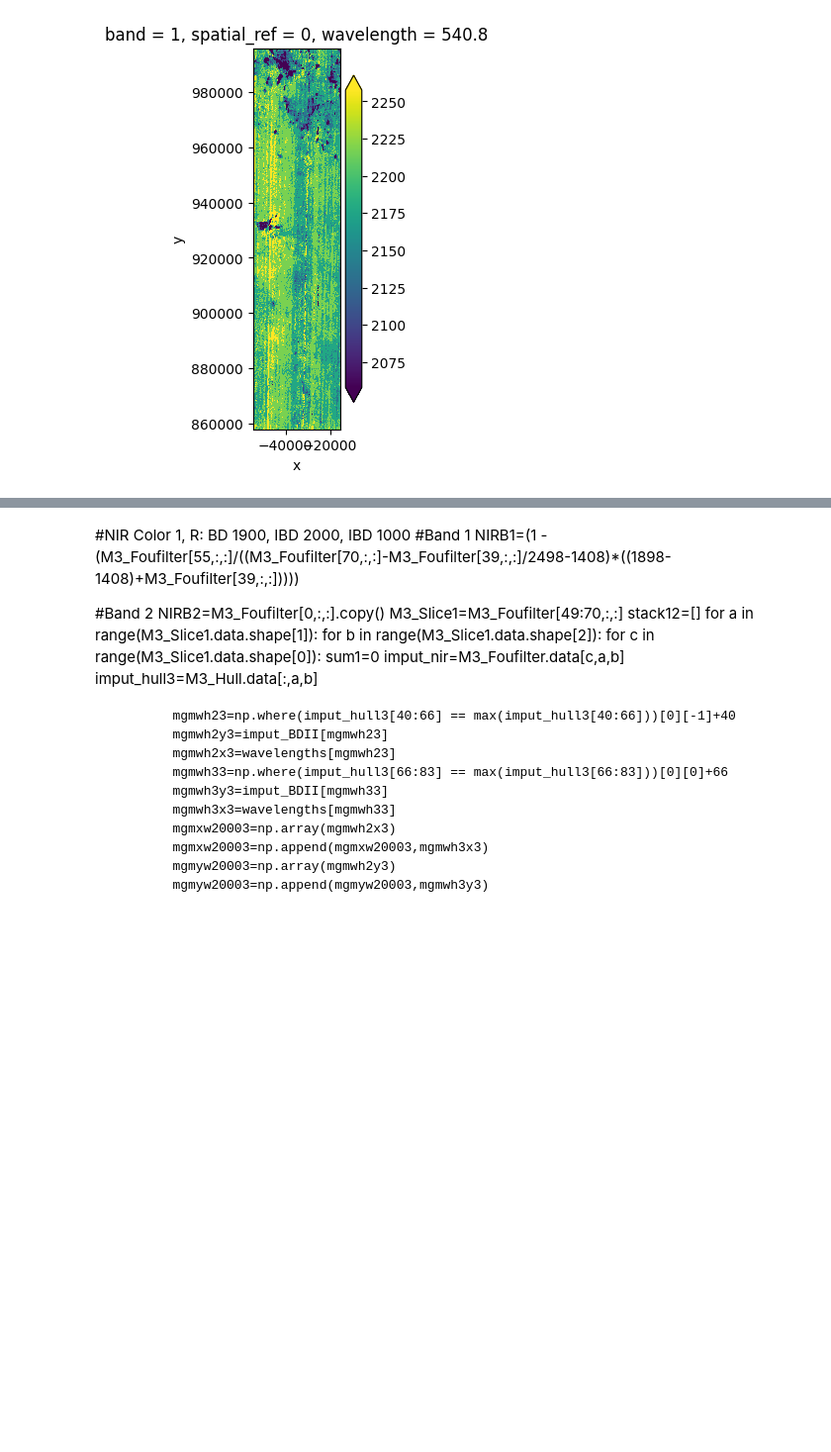
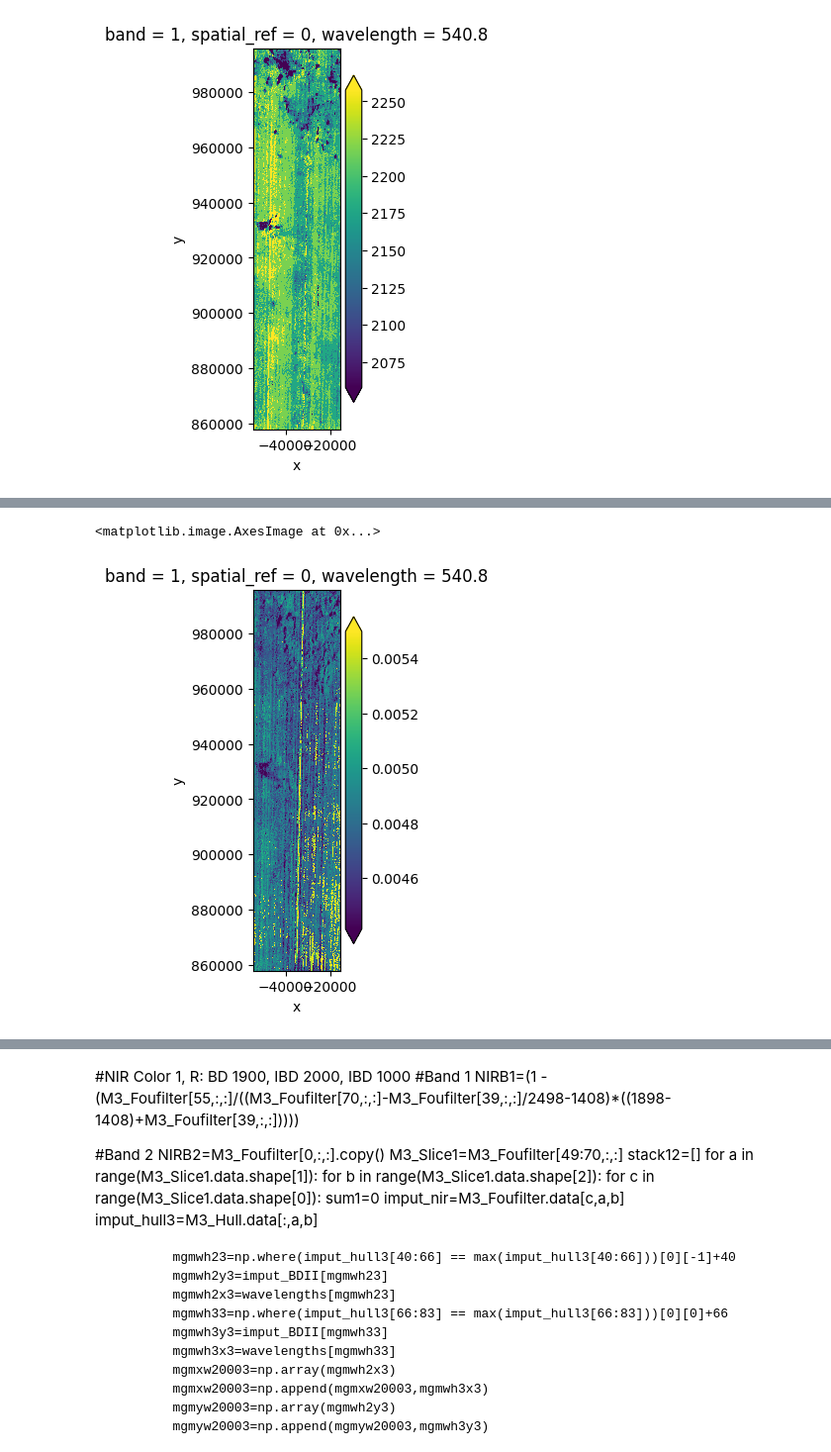
Before and after one commit to Javierunal16/MoonIndex, a Jupyter notebook: scripts/M3_Indexes.ipynb, the cells around one changed output, grey strips where cells are left out. Shown at 99% size. Saved outputs shown, nothing was run; the diff lists cells and outputs as text; code cells hidden in the pictures; blank space fills up the shorter version.

```diff
--- a/scripts/M3_Indexes.ipynb
+++ b/scripts/M3_Indexes.ipynb
@@ -255,24 +157,9 @@ BDII.rio.to_raster(f'{path_results}/M3_{target}_BDII.tif')
 # %%
 #SS1200, Spectral slope between maximun right shoulder and 540nm
-SSBI=M3_Foufilter[0,:,:].copy()
-stack11=[]
-for a in range(M3_Gaussfilter.data.shape[1]):
-    for b in range(M3_Gaussfilter.data.shape[2]):
-
-        imput_SS1200=M3_Gaussfilter.data[:,a,b]
-        imput_hull3=M3_Hull.data[:,a,b]
-
-        mgmwh03=np.where(imput_hull3[0:20] == max(imput_hull3[0:20]))[0][-1]
-        mgmwh0y3=imput_SS1200[mgmwh03]
-        mgmwh0x3=wavelengths[mgmwh03]
-
-        SS=(mgmwh0y3-imput_SS1200[0])/((mgmwh0x3-540.84)*imput_SS1200[0])
-        stack11.append(SS)
-
-stack11a=np.array(stack11)
-SSBI.data=stack11a.reshape(y,z)
-
-SSBI=fourier_filter(SSBI)
-
-SSBI.rio.to_raster(f'{path_results}/M3_{target}_SSBI.tif')
+M3_SSI=M3spectral.indexes.SSI(M3_fourier, M3_hull,wavelengths) #Inputs are filtered cube, hull and wavelengths
+M3_SSI.rio.to_raster(f'{path_results}/M3_{target}_SSI.tif')
+M3spectral.plotting.image_plot(M3_SSI,5)
+# %% [output]
+<matplotlib.image.AxesImage at 0x...>
+[figure, added]
 # %%
```
Also changed, not shown: parts of 24 cells of this notebook, 2 other files.
